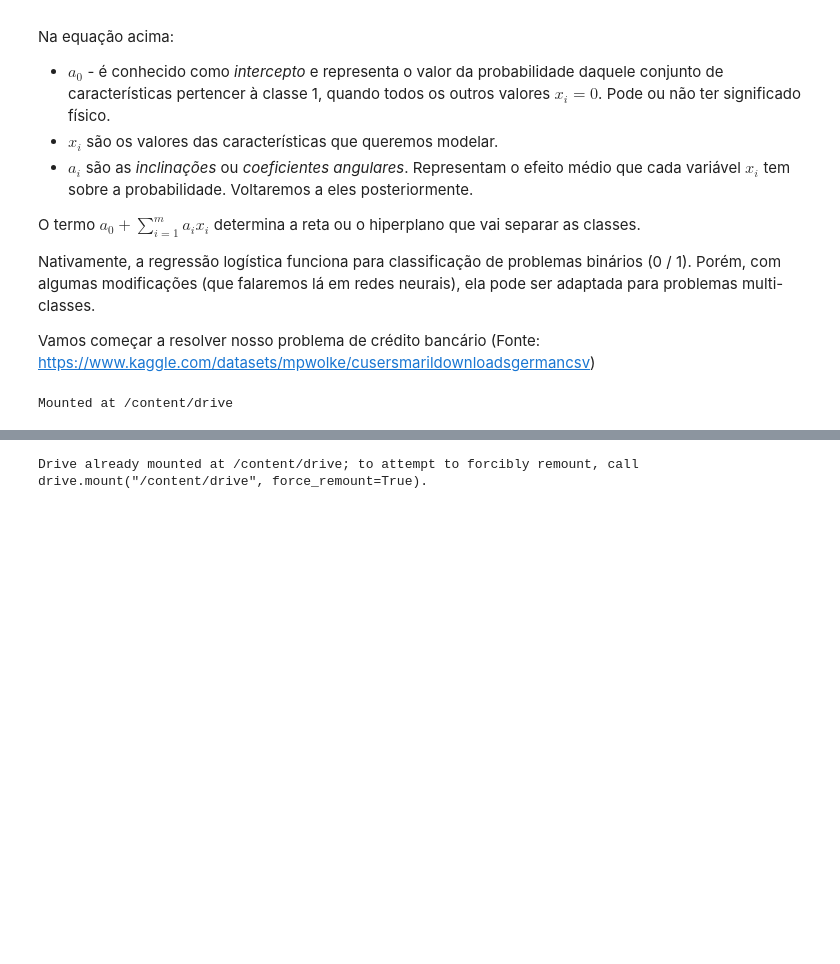
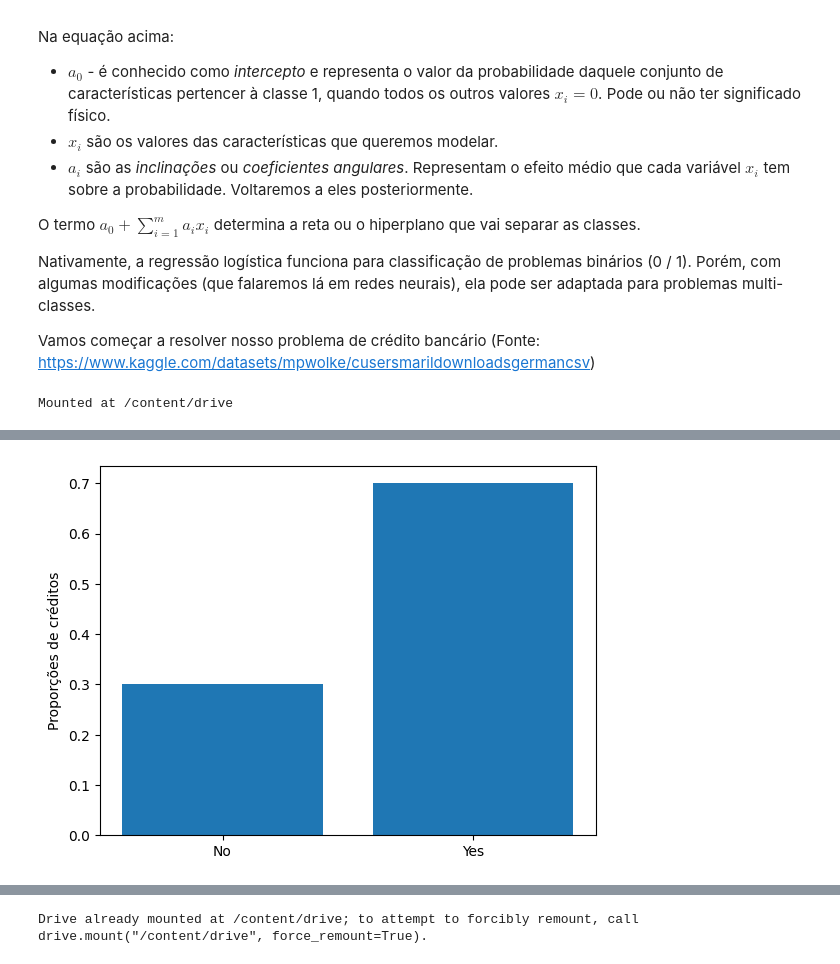
Before and after one commit to echer/mit-inteligencia-artificial-machine-learning-deep-learning-infnet-2025-01, a Jupyter notebook: ALGORITMOS DE IA/2_regressao_logistica (aula 4).ipynb, the cells around one changed output, grey strips where cells are left out. Cells and saved outputs as stored; diff of their text form; code cells hidden in the pictures; blank space fills up the shorter version.

```diff
--- a/ALGORITMOS DE IA/2_regressao_logistica (aula 4).ipynb
+++ b/ALGORITMOS DE IA/2_regressao_logistica (aula 4).ipynb
@@ -32,0 +108,18 @@ Mounted at /content/drive
+# %%
+# eliminando a coluna teste
+data.drop(columns=['test'], inplace=True)
+#data = data.drop(columns=['test'])
+# %%
+# (opcional) modificar os nomes das colunas
+data.columns = data.columns.str.lower().str.replace(' ','_').str.replace('()','').str.replace(')','')
+# %%
+# verificar o balanceamento das classes
+proportions = data['creditability'].value_counts(normalize=True)
+# %%
+# outra forma de ver o balanceamento de classes
+plt.bar(x=proportions.index, height=proportions.values)
+plt.xticks(ticks=[0,1], labels=['No', 'Yes'])
+plt.ylabel('Proporções de créditos')
+plt.show()
+# %% [output]
+[figure, added]
```
Also changed, not shown: parts of 19 cells of this notebook, 1 other file.
